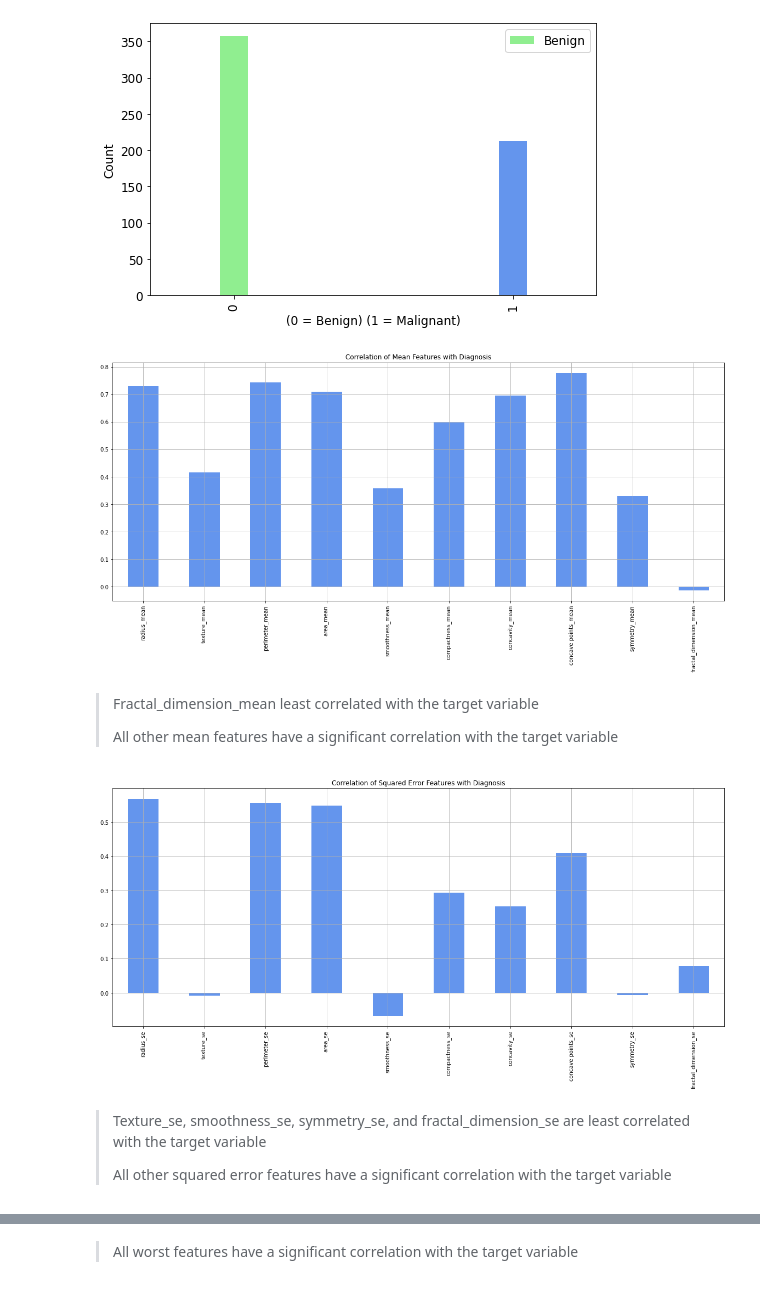
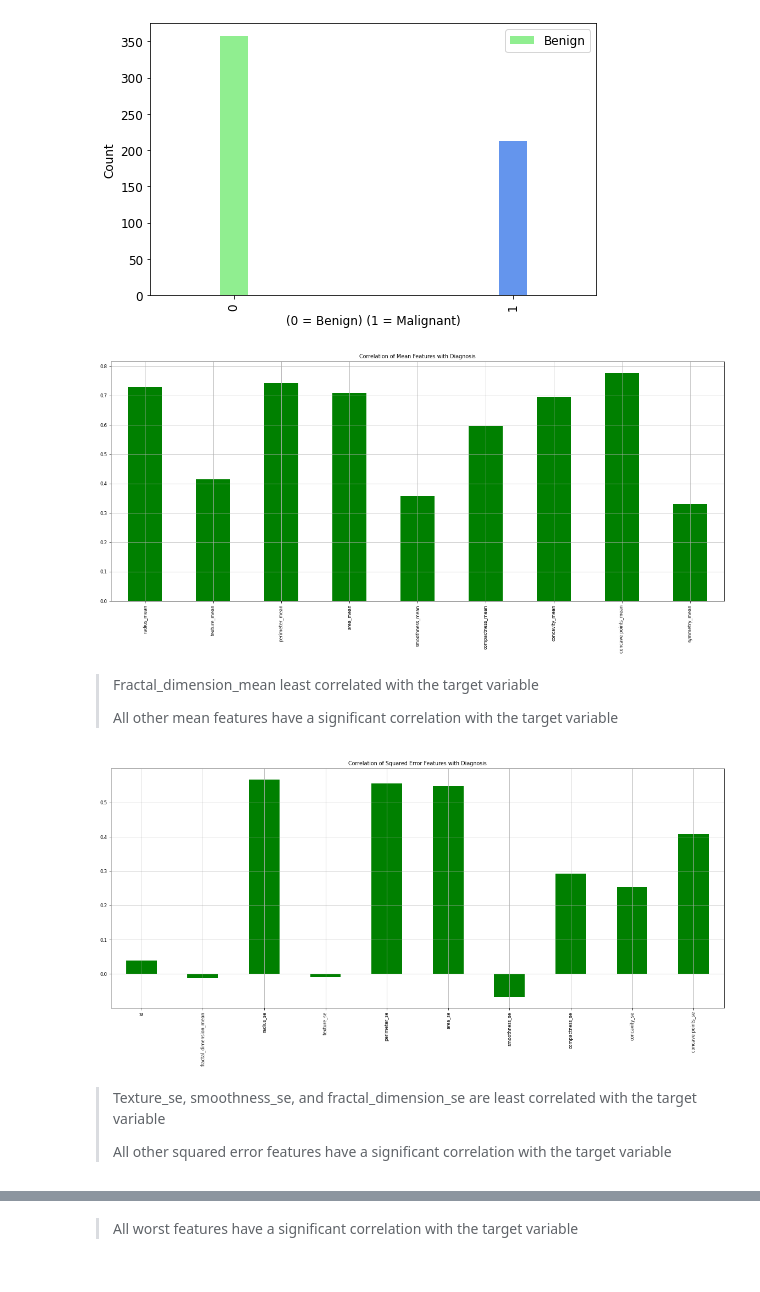
Before and after one commit to StanicicA/Breast_Cancer_Wisconsin-Diagnostic-, a Jupyter notebook: Breast_Cancer_Wisconsin_Diagnostic.ipynb, the cells around one changed output, grey strips where cells are left out. Drawn from its saved outputs; the diff is of its cells as text; code cells hidden in the pictures.

```diff
--- a/Breast_Cancer_Wisconsin_Diagnostic.ipynb
+++ b/Breast_Cancer_Wisconsin_Diagnostic.ipynb
@@ -103,10 +101,10 @@ dtype: int64
 # %% [markdown]
 ## Extracting Mean, Squared Error, and Worst Features
 # %%
-data_mean = data[data.columns[:11]]
-data_se = data.drop(data.columns[1:11], axis=1)
+data_mean = data[data.columns[1:11]]
+data_se = data.drop(data.columns[2:11], axis=1)
 data_se = data_se.drop(data_se.columns[11:], axis=1)
-data_worst = data.drop(data.columns[1:21], axis=1)
+data_worst = data.drop(data.columns[2:21], axis=1)
 # %%
 #Count Based On Diagnosis:
 data.diagnosis.value_counts() \
@@ -122,22 +120,21 @@ plt.show()
 # %%
 #Correlation of Mean Features with Diagnosis:
 
 plt.figure(figsize=(20, 8))
-data_mean.drop('diagnosis', axis=1).corrwith(data_mean.diagnosis).plot(kind='bar', grid=True, title="Correlation of Mean Features with Diagnosis", color="cornflowerblue");
+data_mean.drop('diagnosis', axis=1).corrwith(data_mean.diagnosis).plot(kind='bar', grid=True, title="Correlation of Mean Features with Diagnosis", color="g");
 # %% [output]
-[figure, old version]
+[figure, new version]
 # %% [markdown]
 >Fractal_dimension_mean least correlated with the target variable
 >
 >All other mean features have a significant correlation with the target variable
 # %%
-#Correlation of Squared Error Features with Diagnosis:
 plt.figure(figsize=(20, 8))
-data_se.drop('diagnosis', axis=1).corrwith(data_se.diagnosis).plot(kind='bar', grid=True, title="Correlation of Squared Error Features with Diagnosis", color="cornflowerblue");
+data_se.drop('diagnosis', axis=1).corrwith(data_se.diagnosis).plot(kind='bar', grid=True, title="Correlation of Squared Error Features with Diagnosis", color="g");
 # %% [output]
-[figure, old version]
+[figure, new version]
 # %% [markdown]
->Texture_se, smoothness_se, symmetry_se, and fractal_dimension_se are least correlated with the target variable
+>Texture_se, smoothness_se, and fractal_dimension_se are least correlated with the target variable
 >
 >All other squared error features have a significant correlation with the target variable
 # %%
```
Also changed, not shown: parts of 40 cells of this notebook.
